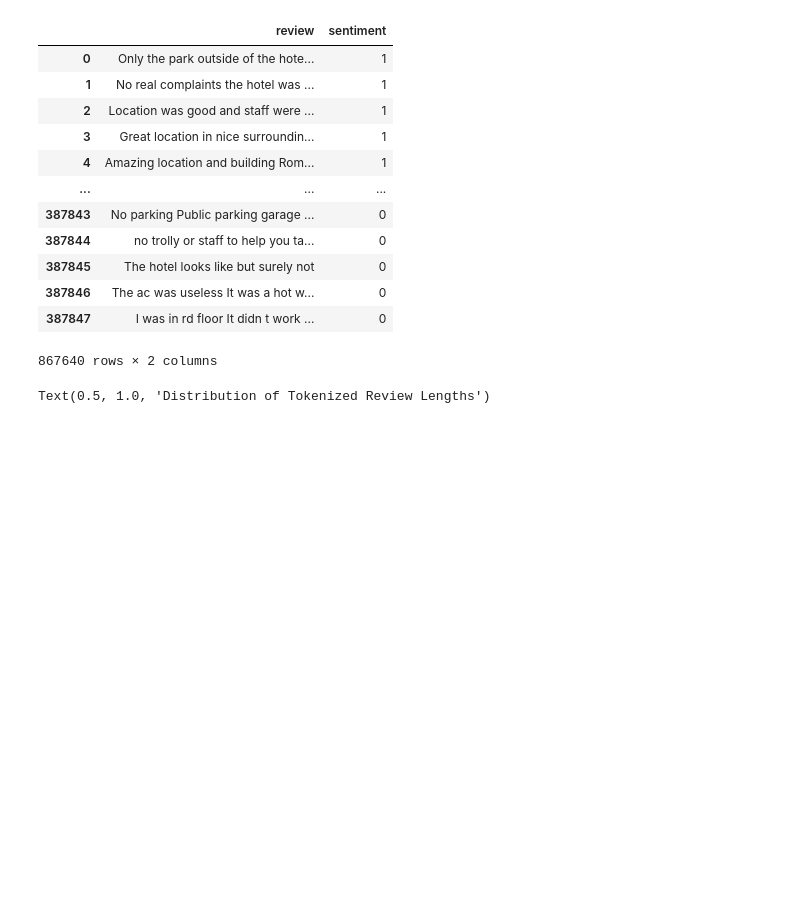
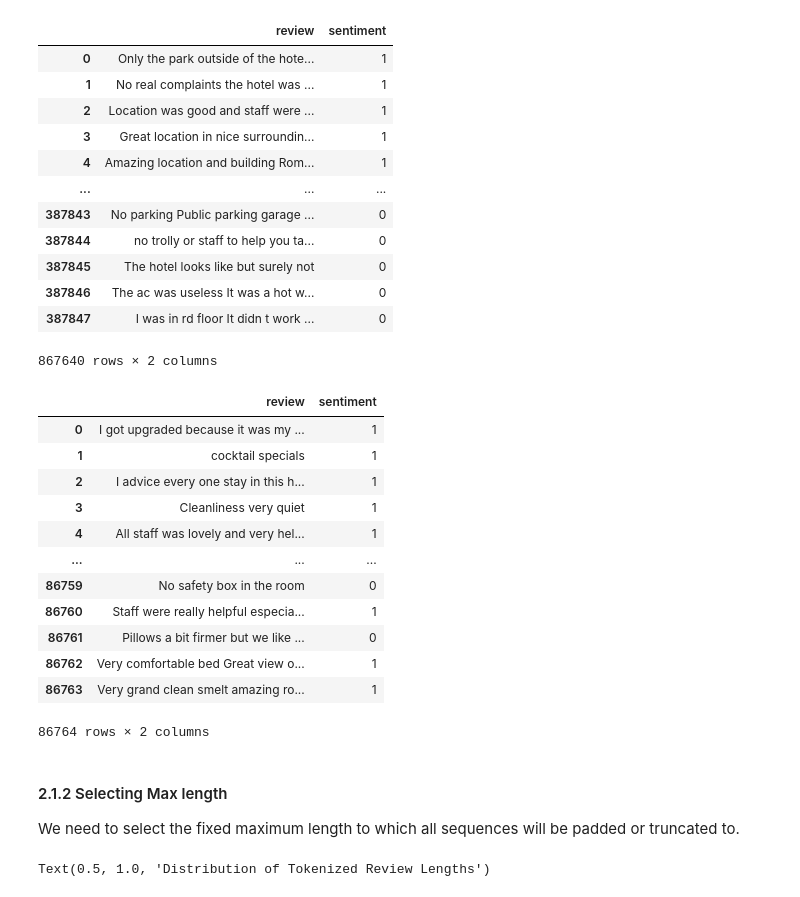
Before and after one commit to MrBernoulli/Hotel-Review-Sentiment-Analysis, a Jupyter notebook: Sentiment_Analysis.ipynb, the cells around one changed output. Drawn from its saved outputs; the diff is of its cells as text; code cells hidden in the pictures; blank space fills up the shorter version.

```diff
--- a/Sentiment_Analysis.ipynb
+++ b/Sentiment_Analysis.ipynb
@@ -316,3 +321,5 @@ reviews
 | 387846 | The ac was useless It was a hot w... | 0 |
 | 387847 | I was in rd floor It didn t work ... | 0 |
 867640 rows × 2 columns
+# %%
+dev, test = train_test_split(reviews, test_size=0.1, random_state = 100)  # splitting into dev and test sets
@@ -319,3 +328,28 @@ reviews
+# %%
+# reset the indices
+train.reset_index(drop=True, inplace=True)
+val.reset_index(drop=True,inplace=True)
+test.reset_index(drop=True,inplace=True)
+# %%
+test
+# %% [output]
+|  | review | sentiment |
+| 0 | I got upgraded because it was my ... | 1 |
+| 1 | cocktail specials | 1 |
+| 2 | I advice every one stay in this h... | 1 |
+| 3 | Cleanliness very quiet | 1 |
+| 4 | All staff was lovely and very hel... | 1 |
+| ... | ... | ... |
+| 86759 | No safety box in the room | 0 |
+| 86760 | Staff were really helpful especia... | 1 |
+| 86761 | Pillows a bit firmer but we like ... | 0 |
+| 86762 | Very comfortable bed Great view o... | 1 |
+| 86763 | Very grand clean smelt amazing ro... | 1 |
+86764 rows × 2 columns
+# %% [markdown]
+#### 2.1.2 Selecting Max length
+
+We need to select the fixed maximum length to which all sequences will be padded or truncated to.
 # %%
 all_tokens = [tokenizer.tokenize(x) for x in reviews.review]
 # %%
```
Also changed, not shown: parts of 44 cells of this notebook.
